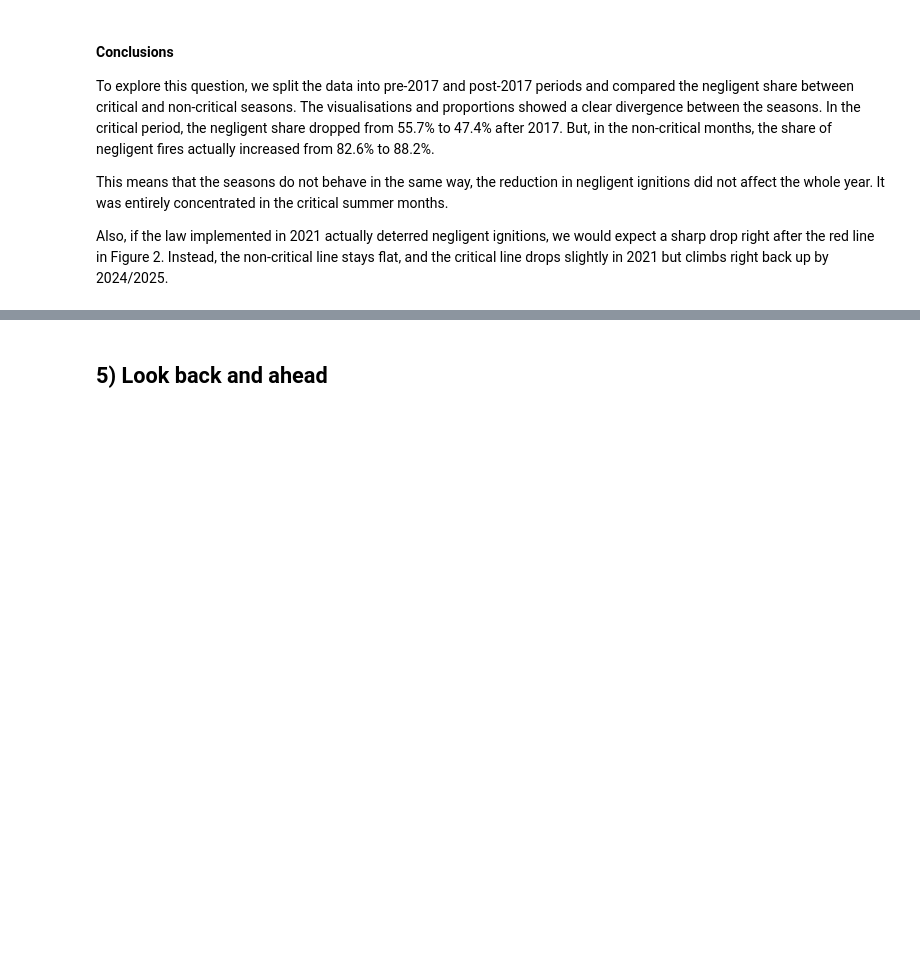
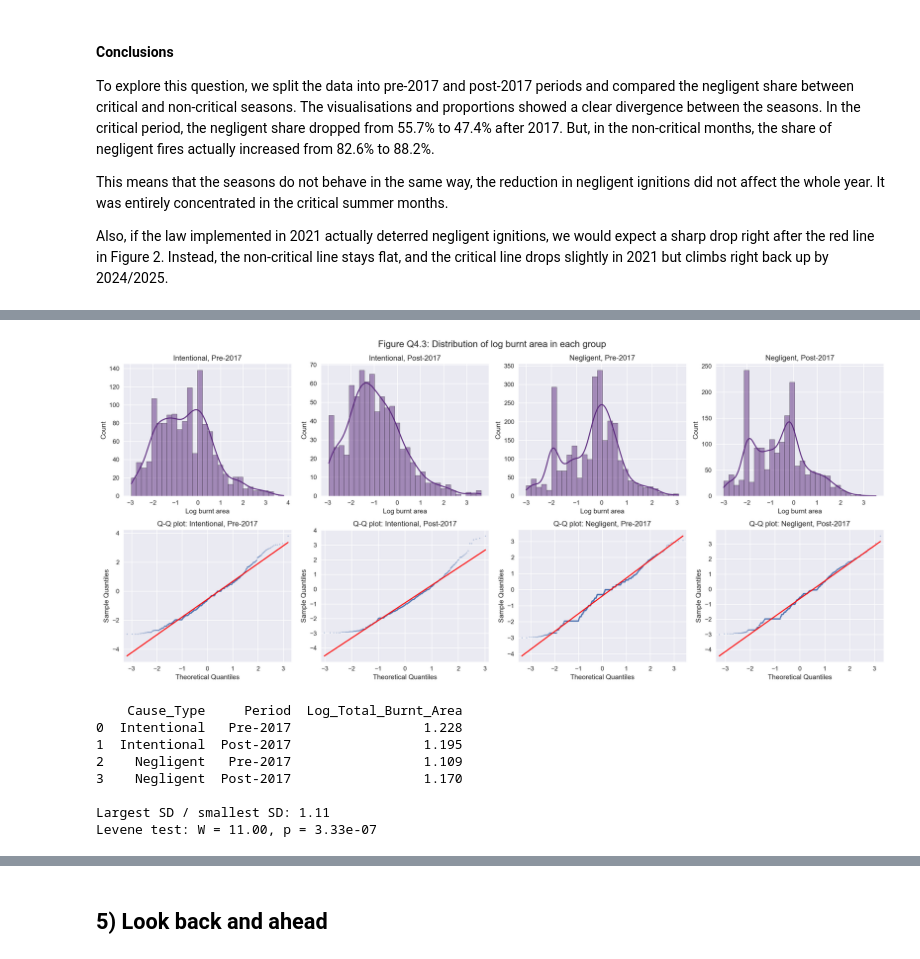
Before and after one commit to isabelamer/FCED_project, a Jupyter notebook: script1.ipynb, the cells around one changed output, grey strips where cells are left out. Saved outputs shown, nothing was run; the diff lists cells and outputs as text; code cells hidden in the pictures; blank space fills up the shorter version.

Commit message:
z test

```diff
--- a/script1.ipynb
+++ b/script1.ipynb
@@ -408,0 +594,34 @@ Also, if the law implemented in 2021 actually deterred negligent ignitions, we w
+# %%
+# Normality within each group
+fig, axes = plt.subplots(2, 4, figsize=(18, 8))
+for i, ((cause, period), g) in enumerate(q4.groupby(["Cause_Type", "Period"], observed=True)):
+    x = g["Log_Total_Burnt_Area"]
+    sns.histplot(x, bins=30, kde=True, color="#5c2a7e", ax=axes[0, i])
+    axes[0, i].set_title(f"{cause}, {period}")
+    axes[0, i].set_xlabel("Log burnt area")
+    sm.qqplot(x, line="s", ax=axes[1, i], markersize=2, alpha=0.4)
+    axes[1, i].set_title(f"Q-Q plot: {cause}, {period}")
+fig.suptitle("Figure Q4.3: Distribution of log burnt area in each group", fontsize=15)
+plt.tight_layout()
+plt.show()
+
+# Constant variance: standard deviation of each group
+sd_q4 = q4.groupby(["Cause_Type", "Period"], observed=True)["Log_Total_Burnt_Area"].std()
+print(sd_q4.round(3).reset_index())
+print(f"\nLargest SD / smallest SD: {sd_q4.max() / sd_q4.min():.2f}")
+
+# Complementary test for equal variances (Levene, median-centred)
+groups_q4 = [g["Log_Total_Burnt_Area"].values
+             for _, g in q4.groupby(["Cause_Type", "Period"], observed=True)]
+lev = stats.levene(*groups_q4, center="median")
+print(f"Levene test: W = {lev.statistic:.2f}, p = {lev.pvalue:.2e}")
+# %% [output]
+[figure, added]
+    Cause_Type     Period  Log_Total_Burnt_Area
+0  Intentional   Pre-2017                 1.228
+1  Intentional  Post-2017                 1.195
+2    Negligent   Pre-2017                 1.109
+3    Negligent  Post-2017                 1.170
+
+Largest SD / smallest SD: 1.11
+Levene test: W = 11.00, p = 3.33e-07
```
Also changed, not shown: parts of 38 cells of this notebook, 7 other files.
